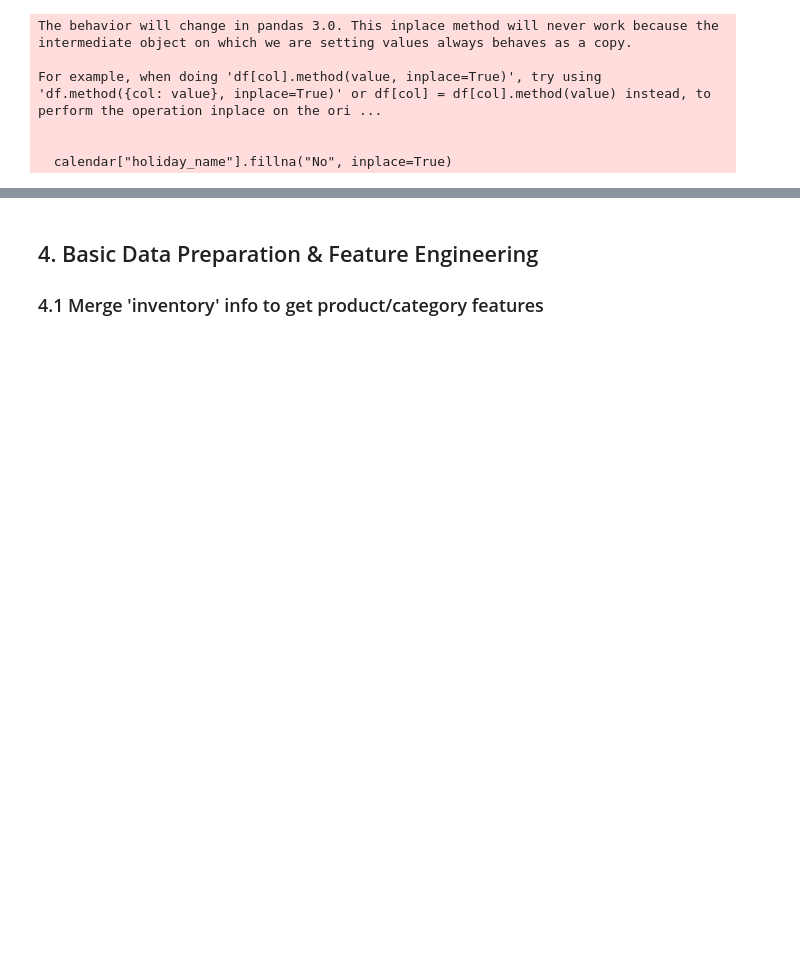
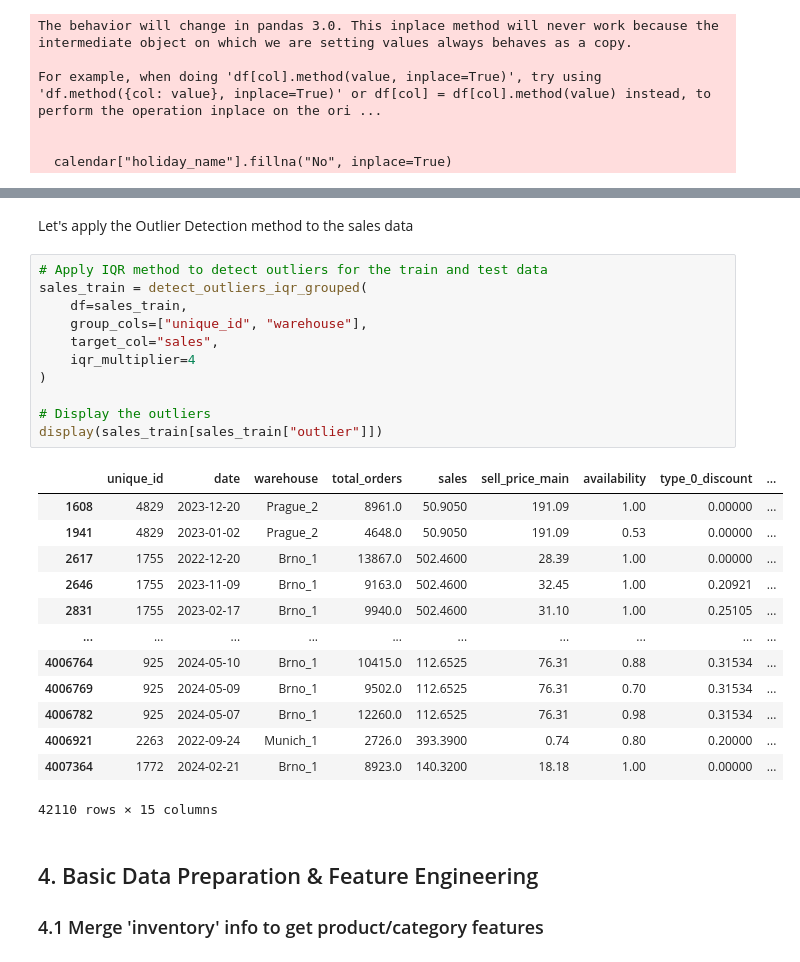
Before and after one commit to mateuszpolis/Rohlik-Sales-Forecasting-Challenge, a Jupyter notebook: solution.ipynb, the cells around one changed output, grey strips where cells are left out. Cells and saved outputs as stored; diff of their text form; blank space fills up the shorter version.

Commit message:
Outlier Detection and Handling

```diff
--- a/solution.ipynb
+++ b/solution.ipynb
@@ -132,3 +175,30 @@ For example, when doing 'df[col].method(value, inplace=True)', try using 'df.met
+# %% [markdown]
+Let's apply the Outlier Detection method to the sales data
+# %%
+# Apply IQR method to detect outliers for the train and test data
+sales_train = detect_outliers_iqr_grouped(
+    df=sales_train,
+    group_cols=["unique_id", "warehouse"],
+    target_col="sales",
+    iqr_multiplier=4
+)
+
+# Display the outliers
+display(sales_train[sales_train["outlier"]])
+# %% [output]
+|  | unique_id | date | warehouse | total_orders | sales | sell_price_main | availability | type_0_discount | ... |
+| 1608 | 4829 | 2023-12-20 | Prague_2 | 8961.0 | 50.9050 | 191.09 | 1.00 | 0.00000 | ... |
+| 1941 | 4829 | 2023-01-02 | Prague_2 | 4648.0 | 50.9050 | 191.09 | 0.53 | 0.00000 | ... |
+| 2617 | 1755 | 2022-12-20 | Brno_1 | 13867.0 | 502.4600 | 28.39 | 1.00 | 0.00000 | ... |
+| 2646 | 1755 | 2023-11-09 | Brno_1 | 9163.0 | 502.4600 | 32.45 | 1.00 | 0.20921 | ... |
+| 2831 | 1755 | 2023-02-17 | Brno_1 | 9940.0 | 502.4600 | 31.10 | 1.00 | 0.25105 | ... |
+| ... | ... | ... | ... | ... | ... | ... | ... | ... | ... |
+| 4006764 | 925 | 2024-05-10 | Brno_1 | 10415.0 | 112.6525 | 76.31 | 0.88 | 0.31534 | ... |
+| 4006769 | 925 | 2024-05-09 | Brno_1 | 9502.0 | 112.6525 | 76.31 | 0.70 | 0.31534 | ... |
+| 4006782 | 925 | 2024-05-07 | Brno_1 | 12260.0 | 112.6525 | 76.31 | 0.98 | 0.31534 | ... |
+| 4006921 | 2263 | 2022-09-24 | Munich_1 | 2726.0 | 393.3900 | 0.74 | 0.80 | 0.20000 | ... |
+| 4007364 | 1772 | 2024-02-21 | Brno_1 | 8923.0 | 140.3200 | 18.18 | 1.00 | 0.00000 | ... |
+42110 rows × 15 columns
 # %% [markdown]
 ## 4. Basic Data Preparation & Feature Engineering
 ### 4.1 Merge 'inventory' info to get product/category features
```
Also changed, not shown: parts of 4 cells of this notebook, 3 other files.
